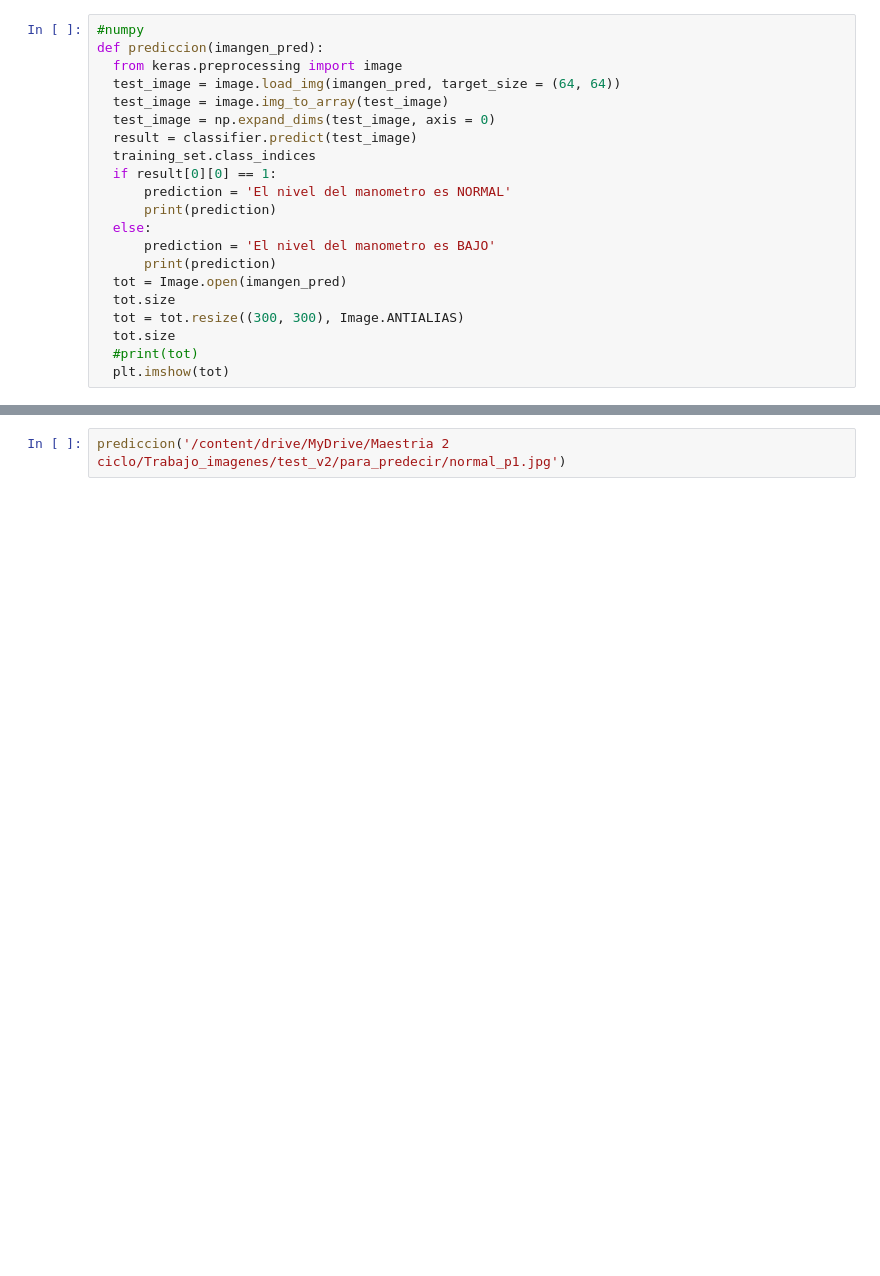
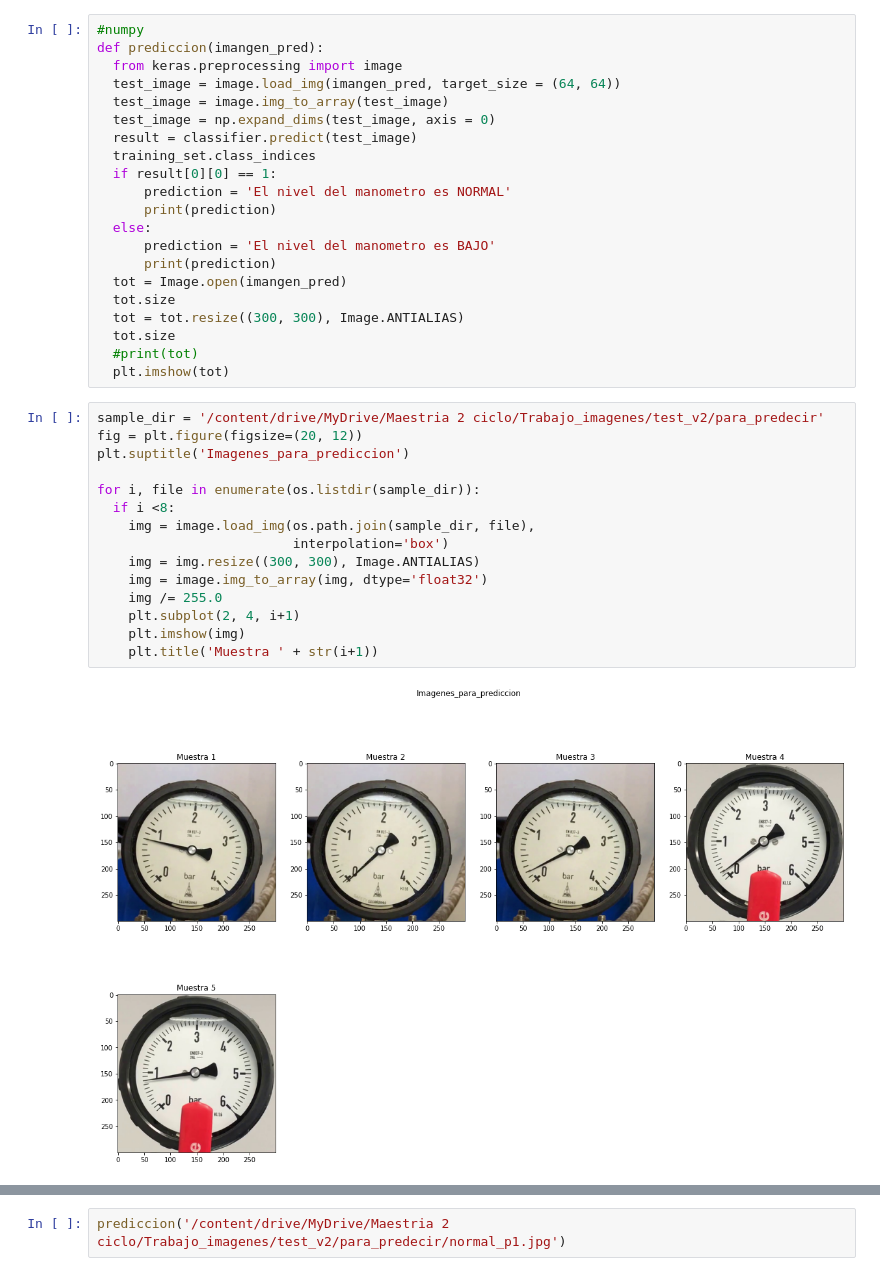
Before and after one commit to k1ch4n/MCC616_InformeFinal_G6, a Jupyter notebook: Trabajo_imagenes_Predicciones.ipynb, the cells around one changed output, grey strips where cells are left out. Drawn from its saved outputs; the diff is of its cells as text; blank space fills up the shorter version.

Commit message:
Predicciones_Final

```diff
--- a/Predicciones_trabajo_imagenes_vfinal.ipynb
+++ b/Trabajo_imagenes_Predicciones.ipynb
@@ -213,3 +191,20 @@ def prediccion(imangen_pred):
   tot.size
   #print(tot)
   plt.imshow(tot)
+# %%
+sample_dir = '/content/drive/MyDrive/Maestria 2 ciclo/Trabajo_imagenes/test_v2/para_predecir'
+fig = plt.figure(figsize=(20, 12))
+plt.suptitle('Imagenes_para_prediccion')
+
+for i, file in enumerate(os.listdir(sample_dir)):
+  if i <8:
+    img = image.load_img(os.path.join(sample_dir, file),
+                         interpolation='box')
+    img = img.resize((300, 300), Image.ANTIALIAS)
+    img = image.img_to_array(img, dtype='float32')
+    img /= 255.0
+    plt.subplot(2, 4, i+1)
+    plt.imshow(img)
+    plt.title('Muestra ' + str(i+1))
+# %% [output]
+[figure, added]
```
Also changed, not shown: parts of 21 cells of this notebook.
